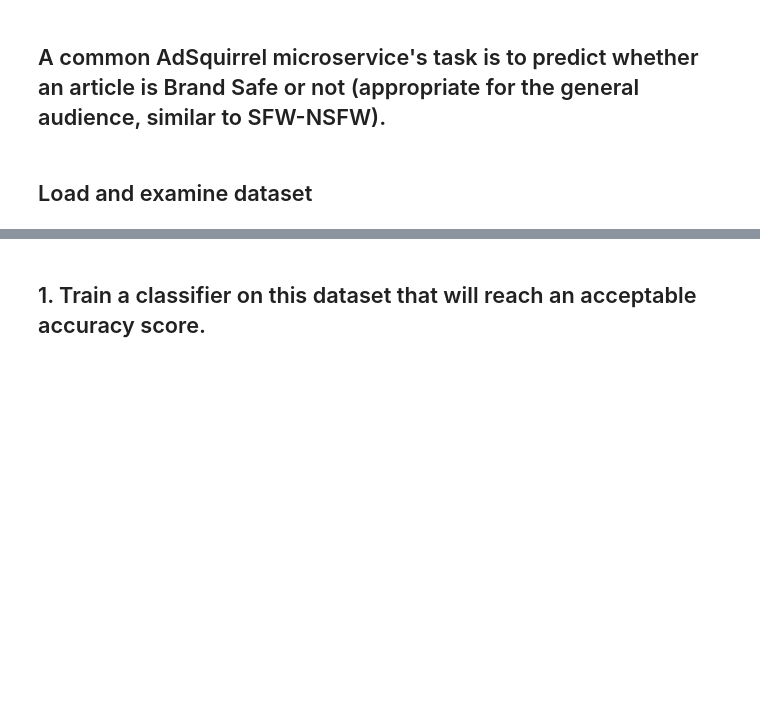
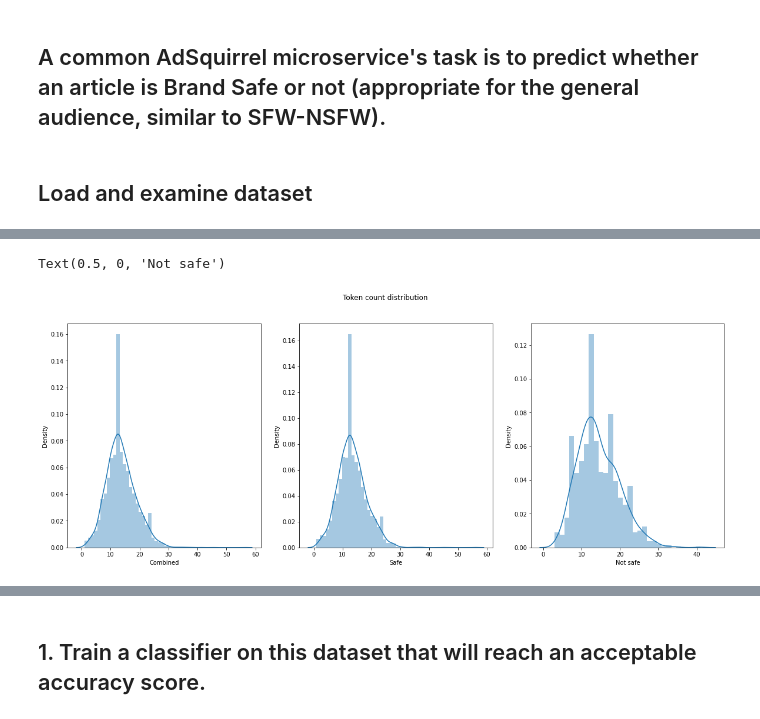
Before and after one commit to AggelosTh/Trending-news, a Jupyter notebook: assignment.ipynb, the cells around one changed output, grey strips where cells are left out. Cells and saved outputs as stored; diff of their text form; code cells hidden in the pictures; blank space fills up the shorter version.

```diff
--- a/assignment.ipynb
+++ b/assignment.ipynb
@@ -23,0 +154,4 @@ df.head()
+# %%
+# import greek bert model and tokenizer
+tokenizer = AutoTokenizer.from_pretrained("nlpaueb/bert-base-greek-uncased-v1", truncation=True)
+Bert_model = AutoModel.from_pretrained("nlpaueb/bert-base-greek-uncased-v1", return_dict=False)
@@ -23,0 +226,13 @@ df.head()
+# %%
+fig, axs = plt.subplots(ncols=3)
+sns.distplot(token_lens_title, ax=axs[0])
+axs[0].set_xlabel('Combined')
+fig.suptitle('Token count distribution')
+
+sns.distplot(token_title_safe, ax=axs[1])
+axs[1].set_xlabel("Safe")
+sns.distplot(token_title_not_safe, ax=axs[2])
+axs[2].set_xlabel("Not safe")
+# %% [output]
+Text(0.5, 0, 'Not safe')
+[figure, added]
```
Also changed, not shown: parts of 104 cells of this notebook.
